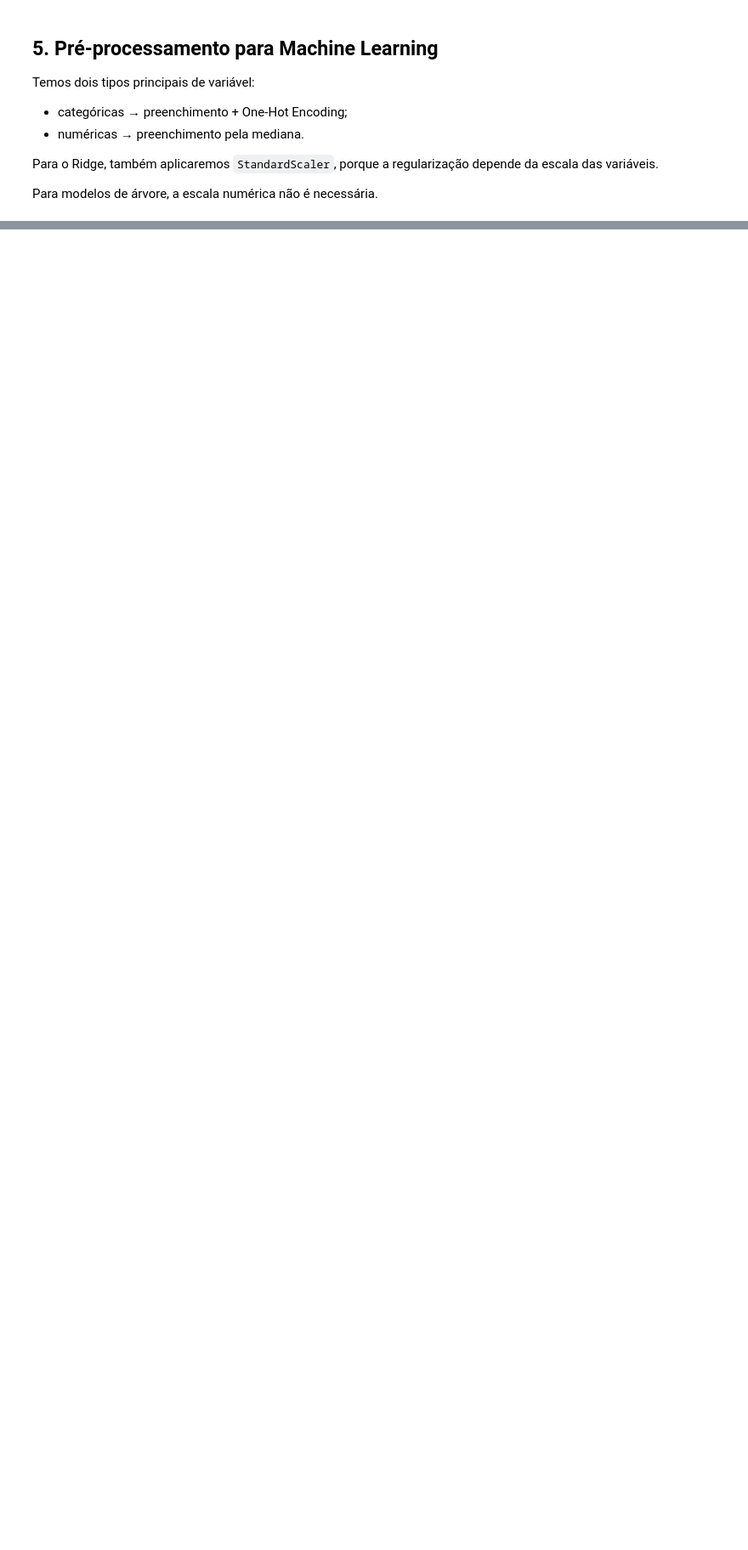
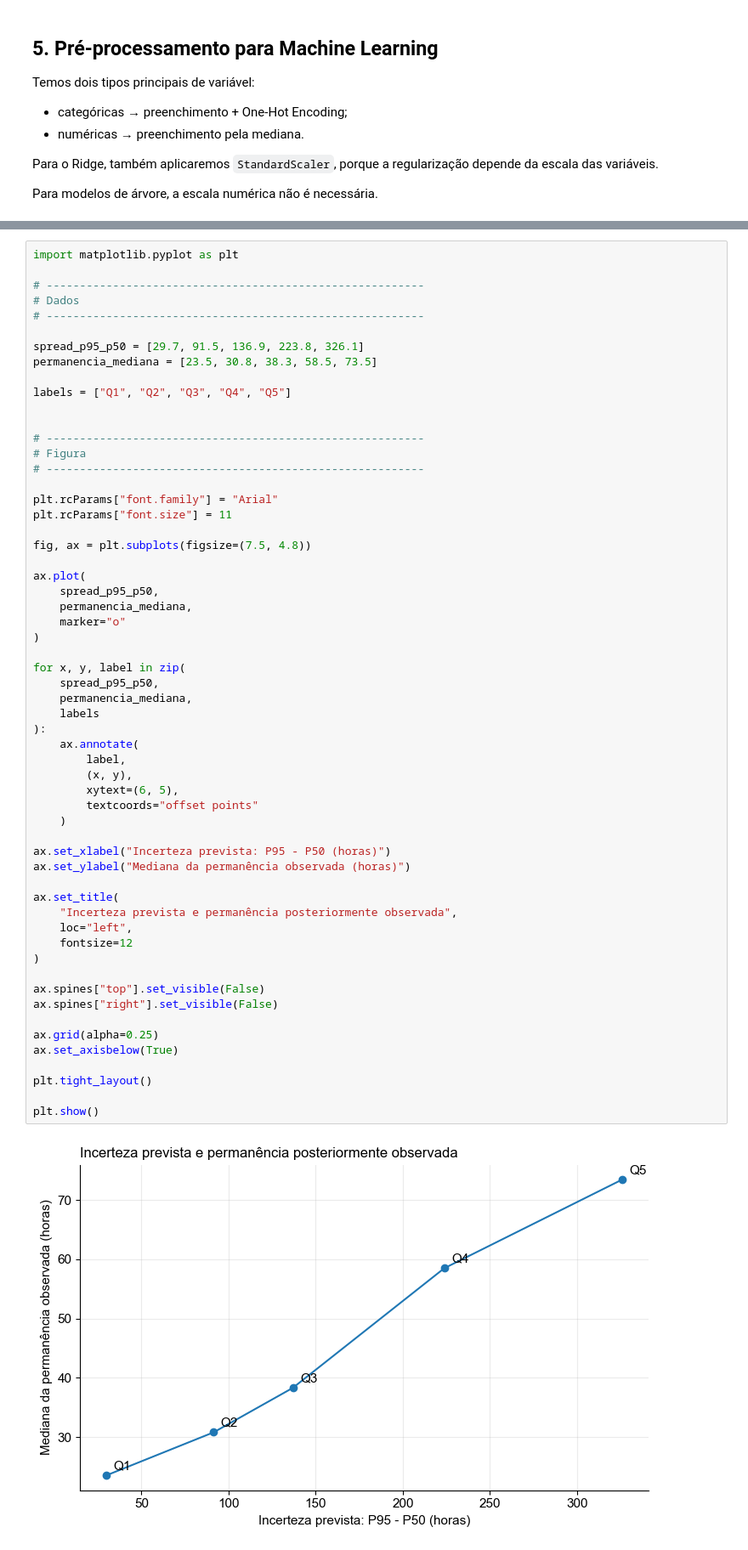
Before and after one commit to tiagoalberione/port_leadtime_prediction, a Jupyter notebook: notebooks/modeling_step_by_step.ipynb, the cells around one changed output, grey strips where cells are left out. Shown at 85% size. Drawn from its saved outputs; the diff is of its cells as text; blank space fills up the shorter version.

```diff
--- a/notebooks/modeling_step_by_step.ipynb
+++ b/notebooks/modeling_step_by_step.ipynb
@@ -1254,0 +6142,60 @@ Antes de considerar o Capítulo 4 concluído, responda sem consultar o código:
+# %%
+import matplotlib.pyplot as plt
+
+# ---------------------------------------------------------
+# Dados
+# ---------------------------------------------------------
+
+spread_p95_p50 = [29.7, 91.5, 136.9, 223.8, 326.1]
+permanencia_mediana = [23.5, 30.8, 38.3, 58.5, 73.5]
+
+labels = ["Q1", "Q2", "Q3", "Q4", "Q5"]
+
+
+# ---------------------------------------------------------
+# Figura
+# ---------------------------------------------------------
+
+plt.rcParams["font.family"] = "Arial"
+plt.rcParams["font.size"] = 11
+
+fig, ax = plt.subplots(figsize=(7.5, 4.8))
+
+ax.plot(
+    spread_p95_p50,
+    permanencia_mediana,
+    marker="o"
+)
+
+for x, y, label in zip(
+    spread_p95_p50,
+    permanencia_mediana,
+    labels
+):
+    ax.annotate(
+        label,
+        (x, y),
+        xytext=(6, 5),
+        textcoords="offset points"
+    )
+
+ax.set_xlabel("Incerteza prevista: P95 - P50 (horas)")
+ax.set_ylabel("Mediana da permanência observada (horas)")
+
+ax.set_title(
+    "Incerteza prevista e permanência posteriormente observada",
+    loc="left",
+    fontsize=12
+)
+
+ax.spines["top"].set_visible(False)
+ax.spines["right"].set_visible(False)
+
+ax.grid(alpha=0.25)
+ax.set_axisbelow(True)
+
+plt.tight_layout()
+
+plt.show()
+# %% [output]
+[figure, added]
```
Also changed, not shown: parts of 183 cells of this notebook.
